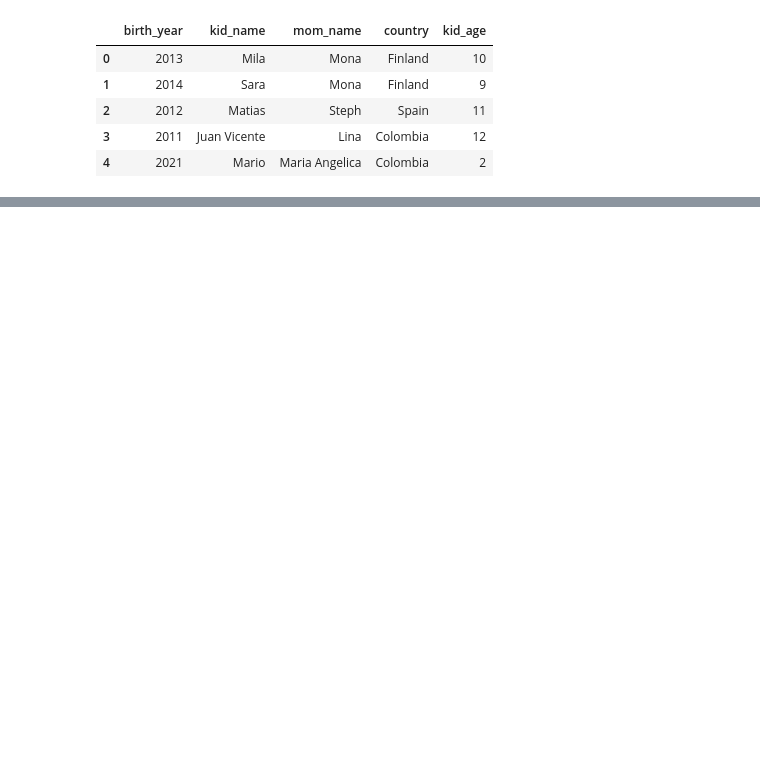
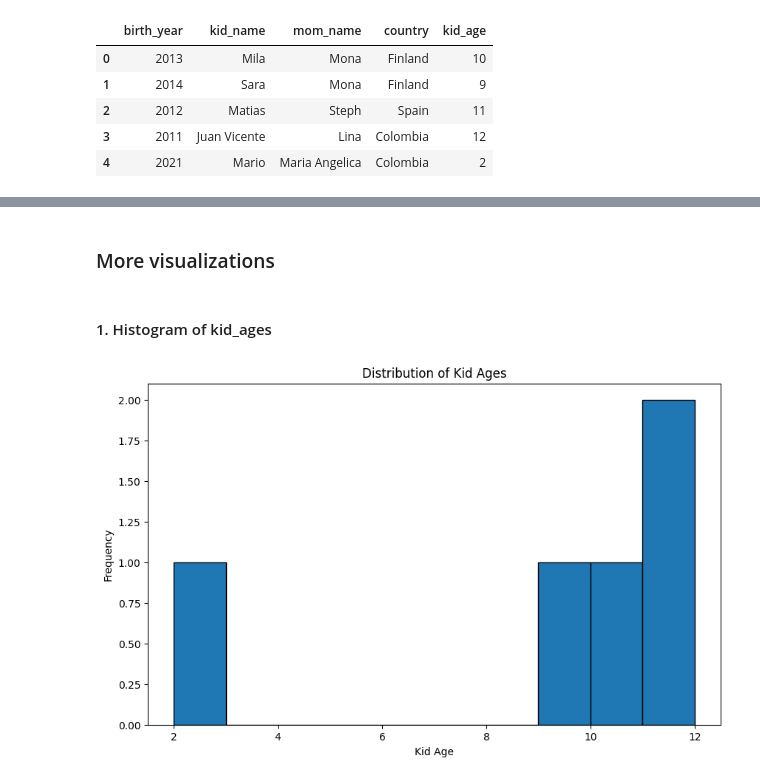
Before and after one commit to Monalaihoi/Training, a Jupyter notebook: eda.ipynb, the cells around one changed output, grey strips where cells are left out. Saved outputs shown, nothing was run; the diff lists cells and outputs as text; code cells hidden in the pictures; blank space fills up the shorter version.

```diff
--- a/eda.ipynb
+++ b/eda.ipynb
@@ -167,0 +132,14 @@ kids_born
+# %% [markdown]
+### More visualizations
+# %% [markdown]
+#### 1. Histogram of kid_ages
+# %%
+# Here you use Matplotlib = plt
+plt.figure(figsize=(10, 6))
+plt.hist(kids_born['kid_age'], bins=10, edgecolor='black')
+plt.xlabel('Kid Age')
+plt.ylabel('Frequency')
+plt.title('Distribution of Kid Ages')
+plt.show()
+# %% [output]
+[figure, added]
```
Also changed, not shown: parts of 56 cells of this notebook.
